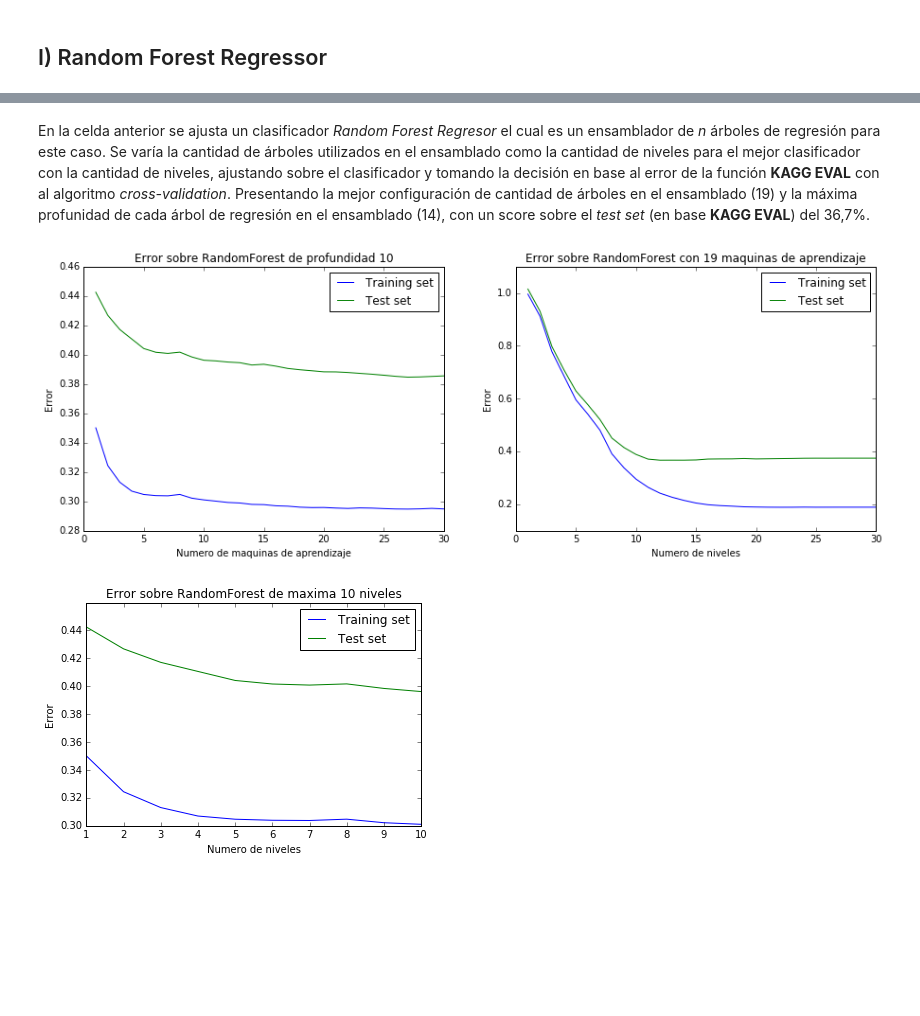
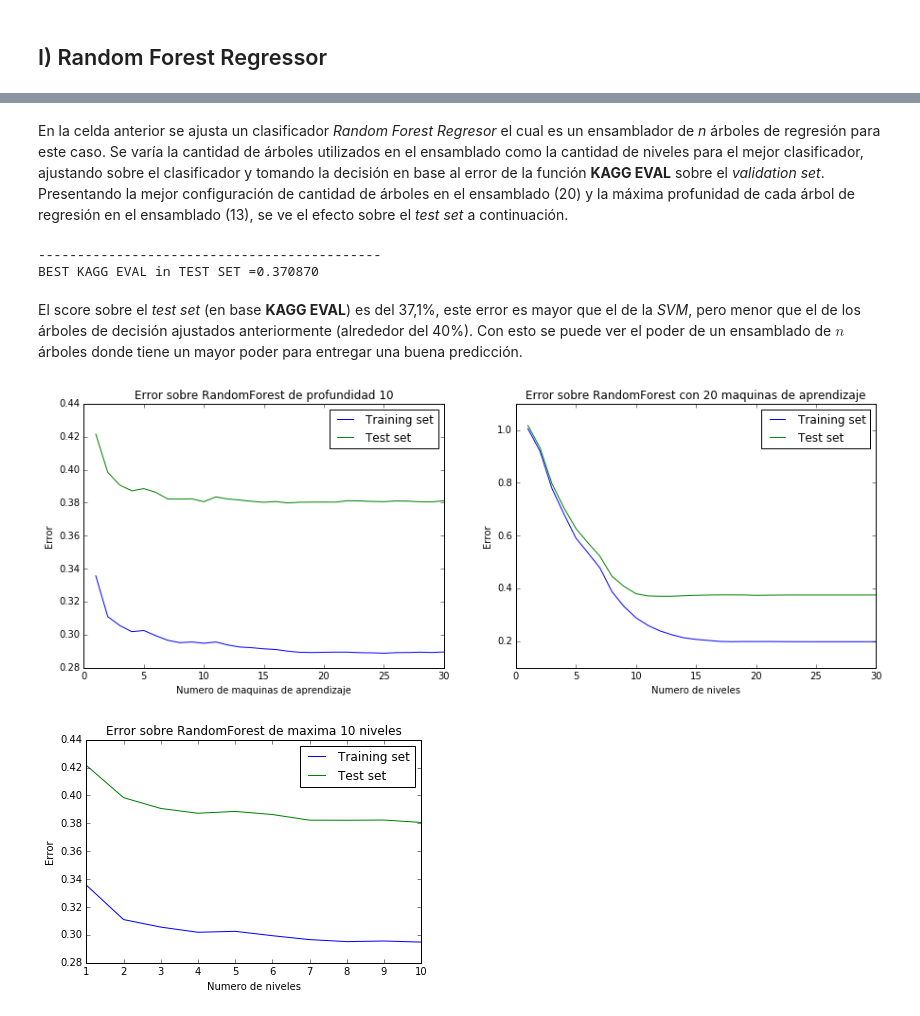
Before and after one commit to FMena14/MachineLearning3, a Jupyter notebook: Parte2.ipynb, the cells around one changed output, grey strips where cells are left out. Drawn from its saved outputs; the diff is of its cells as text; code cells hidden in the pictures; blank space fills up the shorter version.

```diff
--- a/Parte2.ipynb
+++ b/Parte2.ipynb
@@ -742,0 +814,8 @@ print cross_validation_fun(newX_train,newY_train, Tree(random_state=0,max_depth=
+# %%
+print "*Decision Tree"
+X_train,Y_train,X_val,Y_val,X_test,Y_test = representacion(df2,"extract","normal")
+model = Tree(random_state=0,max_depth=12)
+model.fit(X_train,Y_train)
+Y_pred_test = model.predict(X_test)
+kagg_test = eval_bikemodel(Y_pred_test,Y_test)
+print "KAGG EVAL TEST =%f "%kagg_test
@@ -745,16 +914,16 @@ print cross_validation_fun(newX_train,newY_train, Tree(random_state=0,max_depth=
 # %%
 Y=df.ix[:,['count','registered','casual']] #demanda total
+#print Y
 
 def do_ensambler(df,Y,model1,model2):
     # ------------------ Demanda Registrada ---------------------------
     Yreg=Y.ix[:,'registered']
-
     Yreg_train = Yreg[0:ntrain].values
     Yreg_val = Yreg[ntrain:nval].values
     Yreg_test = Yreg[nval:].values
 
     if model1 == "arbol":
-        X_train,Y_train,X_val,Y_val,X_test,Y_test = representacion(df,"extract","standar")
+        X_train,Y_train,X_val,Y_val,X_test,Y_test = representacion(df,"extract","normal")
         model = Tree(random_state=0,max_depth=10)
 
     elif model1 == "svm":
@@ -766,19 +935,20 @@ def do_ensambler(df,Y,model1,model2):
 
     model.fit(X_train,Yreg_train)
     Yreg_pred_val = model.predict(X_val)
+    Yreg_pred_test = model.predict(X_test)
 
     if model1=="svm": #volver a variable original
         Yreg_pred_val = np.exp(Yreg_pred_val)-1
+        Yreg_pred_test = np.exp(Yreg_pred_test)-1
 
     # ------------------ Demanda Casual ---------------------------
     Ycas=Y.ix[:,'casual'] #demanda casual
-
     Ycas_train = Ycas[0:ntrain].values
     Ycas_val = Ycas[ntrain:nval].values
     Ycas_test = Ycas[nval:].values
 
     if model2 == "arbol":
-        X_train,Y_train,X_val,Y_val,X_test,Y_test = representacion(df,"extract","standar")
+        X_train,Y_train,X_val,Y_val,X_test,Y_test = representacion(df,"extract","normal")
         model = Tree(random_state=0,max_depth=10)
 
     elif model2 == "svm":
@@ -790,33 +960,36 @@ def do_ensambler(df,Y,model1,model2):
 
     model.fit(X_train,Ycas_train)
     Ycas_pred_val = model.predict(X_val)
+    Ycas_pred_test = model.predict(X_test)
 
     if model2 == "svm": #volver a variable original
         Ycas_pred_val = np.exp(Ycas_pred_val)-1
+        Ycas_pred_test = np.exp(Ycas_pred_test) -1
 
-    return Yreg_pred_val+Ycas_pred_val, test
+    return Yreg_pred_val+Ycas_pred_val, Yreg_pred_test+Ycas_pred_test
+
+
 
 print "**la demanda es definida registered-casual**"
-#print Y
-X_train,Y_train,X_val,Y_val,X_test,Y_test = representacion(df,"extract","standar",vector=True)
+X_train,Y_train,X_val,Y_val,X_test,Y_test = representacion(df2,"extract","standar",vector=True)
 
 print "Para la combinacion SVM-SVM"
-Y_pred_val = do_ensambler(df2,Y,"svm","svm")
+Y_pred_val,Y_pred_test = do_ensambler(df2,Y,"svm","svm")
 kagg_val = eval_bikemodel(Y_pred_val,Y_val)
 print "KAGG EVAL VAL =%f"%kagg_val
 
 print "Para la combinacion SVM-TREE"
-Y_pred_val = do_ensambler(df2,Y,"svm","arbol")
+Y_pred_val,Y_pred_test = do_ensambler(df2,Y,"svm","arbol")
 kagg_val = eval_bikemodel(Y_pred_val,Y_val)
 print "KAGG EVAL VAL =%f"%kagg_val
 
 print "Para la combinacion TREE-SVM"
-Y_pred_val = do_ensambler(df2,Y,"arbol","svm")
+Y_pred_val,Y_pred_test = do_ensambler(df2,Y,"arbol","svm")
 kagg_val = eval_bikemodel(Y_pred_val,Y_val)
 print "KAGG EVAL VAL =%f"%kagg_val
 
 print "Para la combinacion TREE-TREE"
-Y_pred_val = do_ensambler(df2,Y,"arbol","arbol")
+Y_pred_val,Y_pred_test = do_ensambler(df2,Y,"arbol","arbol")
 kagg_val = eval_bikemodel(Y_pred_val,Y_val)
 print "KAGG EVAL VAL =%f"%kagg_val
 # %% [output]
@@ -832,5 +1008,5 @@ KAGG EVAL VAL =0.370164
 # %%
 print "Para la combinacion SVM-SVM"
-Y_pred_val = do_ensambler(df2,Y,"svm","svm")#######3ver esto
+Y_pred_val,Y_pred_test = do_ensambler(df2,Y,"svm","svm")
 kagg_test = eval_bikemodel(Y_pred_test,Y_test)
 print "BEST KAGG EVAL in TEST SET =%f"%kagg_test
@@ -918,5 +1072,17 @@ BEST KAGG EVAL in TEST SET =0.367338
 # %% [markdown]
-En la celda anterior se ajusta un clasificador *Random Forest Regresor* el cual es un ensamblador de *n* árboles de regresión para este caso. Se varía la cantidad de árboles utilizados en el ensamblado como la cantidad de niveles para el mejor clasificador con la cantidad de niveles, ajustando sobre el clasificador y tomando la decisión en base al error de la función **KAGG EVAL** con al algoritmo *cross-validation*. Presentando la mejor configuración de cantidad de árboles en el ensamblado (19) y la máxima profunidad de cada árbol de regresión en el ensamblado (14), con un score sobre el *test set* (en base **KAGG EVAL**) del 36,7%.
+En la celda anterior se ajusta un clasificador *Random Forest Regresor* el cual es un ensamblador de *n* árboles de regresión para este caso. Se varía la cantidad de árboles utilizados en el ensamblado como la cantidad de niveles para el mejor clasificador, ajustando sobre el clasificador y tomando la decisión en base al error de la función **KAGG EVAL** sobre el *validation set*. Presentando la mejor configuración de cantidad de árboles en el ensamblado (20) y la máxima profunidad de cada árbol de regresión en el ensamblado (13), se ve el efecto sobre el *test set* a continuación.
+# %%
+print "--------------------------------------------"
+model = RandomForestRegressor(n_estimators=20,max_depth=13,random_state=0)
+model.fit(X_train,Y_train)
+Y_pred_test = model.predict(X_test)
+kagg_test = eval_bikemodel(Y_pred_test,Y_test)
+print "BEST KAGG EVAL in TEST SET =%f"%kagg_test
+# %% [output]
+--------------------------------------------
+BEST KAGG EVAL in TEST SET =0.370870
+# %% [markdown]
+El score sobre el *test set* (en base **KAGG EVAL**) es del 37,1%, este error es mayor que el de la *SVM*, pero menor que el de los árboles de decisión ajustados anteriormente (alrededor del 40%). Con esto se puede ver el poder de un ensamblado de $n$ árboles donde tiene un mayor poder para entregar una buena predicción.
 # %%
 error_train1 = [ i[0] for i in info1]
 error_test1 = [ i[1] for i in info1]
@@ -924,33 +1090,33 @@ error_train2 = [ i[0] for i in info2]
 error_test2 = [ i[1] for i in info2]
 
 import matplotlib.pyplot as plt
 f, axarr = plt.subplots(1, 2, figsize=(15,5))
 axarr[0].plot(N,error_train1, label = "Training set")
 axarr[0].plot(N,error_test1, label = "Test set")
 #axarr[0].set_xticks(N)
 axarr[0].set_xlabel('Numero de maquinas de aprendizaje')
 axarr[0].set_ylabel('Error')
 axarr[0].set_title('Error sobre RandomForest de profundidad 10')
 #axarr[0].set_ylim(0,0.5)
 axarr[0].legend(loc="upper right")
 
 axarr[1].plot(N,error_train2, label = "Training set")
 axarr[1].plot(N,error_test2, label = "Test set")
 #axarr[1].set_xticks(N)
 axarr[1].set_xlabel('Numero de niveles')
 axarr[1].set_ylabel('Error')
-axarr[1].set_title('Error sobre RandomForest con 19 maquinas de aprendizaje')
+axarr[1].set_title('Error sobre RandomForest con 20 maquinas de aprendizaje')
 axarr[1].legend(loc="upper right")
 plt.show()
 
 plt.plot(N[:10],error_train1[:10], label = "Training set")
 plt.plot(N[:10],error_test1[:10], label = "Test set")
 #axarr[1].set_xticks(N)
 plt.xlabel('Numero de niveles')
 plt.ylabel('Error')
 plt.title('Error sobre RandomForest de maxima 10 niveles')
 plt.legend(loc="upper right")
 plt.show()
 # %% [output]
-[figure, old version]
+[figure, new version]
-[figure, old version]
+[figure, new version]
```
Also changed, not shown: parts of 27 cells of this notebook.
